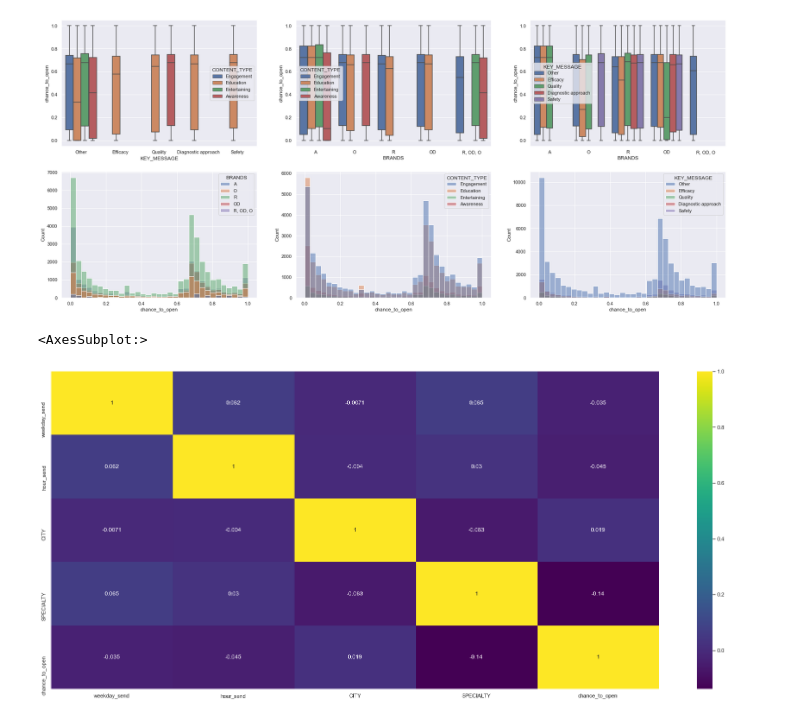
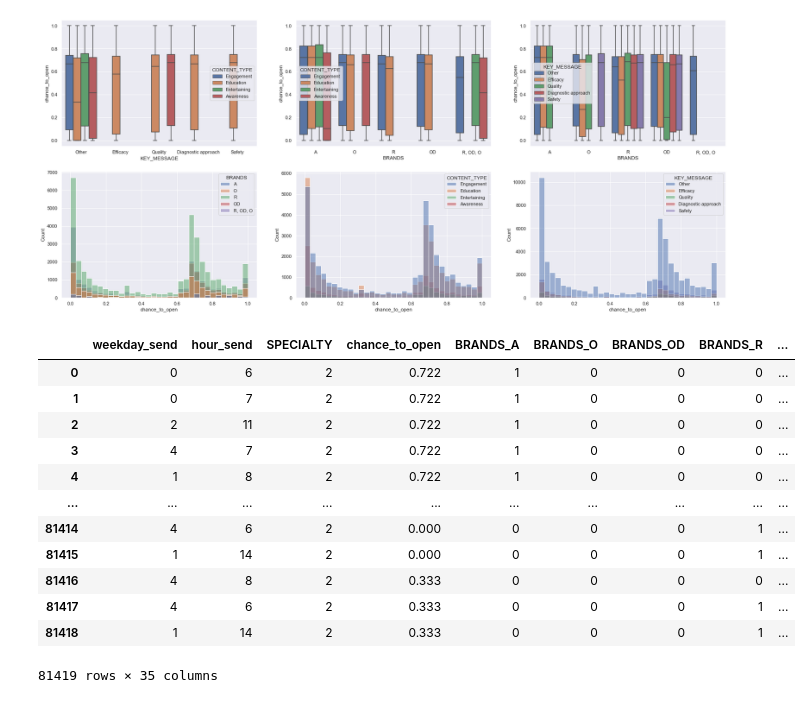
Before and after one commit to IvanovNA01/test_task_junior, a Jupyter notebook: test_to_jun1.ipynb, the cells around one changed output. Saved outputs shown, nothing was run; the diff lists cells and outputs as text; code cells hidden in the pictures.

```diff
--- a/test_to_jun1.ipynb
+++ b/test_to_jun1.ipynb
@@ -575,0 +568,5 @@ features_df
+# %%
+# выделяем категориальные переменные
+categorical_var = features_df[["BRANDS","KEY_MESSAGE","CONTENT_TYPE","SEGMENT"]].columns.to_list()
+encode_df = features_df.copy()
+features_df
@@ -650,8 +661,27 @@ sns.histplot(data=features_df, x="chance_to_open", hue='KEY_MESSAGE', ax=axs[1,2
 # %% [output]
 <AxesSubplot:xlabel='chance_to_open', ylabel='Count'>
 [figure]
-# %%
-sns.heatmap(features_df.corr(),  cmap = 'viridis',annot = True)
-# %% [output]
-<AxesSubplot:>
-[figure, removed]
+# %%
+# декодируем one hot encoding
+def encode_and_bind(original_dataframe, feature_to_encode):
+    dummies = pd.get_dummies(original_dataframe[feature_to_encode])
+    res = pd.concat([original_dataframe, dummies], axis=1)
+    return(res.drop(feature_to_encode, axis=1))
+
+encode_df = encode_and_bind(encode_df,categorical_var)
+# %%
+encode_df
+# %% [output]
+|  | weekday_send | hour_send | SPECIALTY | chance_to_open | BRANDS_A | BRANDS_O | BRANDS_OD | BRANDS_R | ... |
+| 0 | 0 | 6 | 2 | 0.722 | 1 | 0 | 0 | 0 | ... |
+| 1 | 0 | 7 | 2 | 0.722 | 1 | 0 | 0 | 0 | ... |
+| 2 | 2 | 11 | 2 | 0.722 | 1 | 0 | 0 | 0 | ... |
+| 3 | 4 | 7 | 2 | 0.722 | 1 | 0 | 0 | 0 | ... |
+| 4 | 1 | 8 | 2 | 0.722 | 1 | 0 | 0 | 0 | ... |
+| ... | ... | ... | ... | ... | ... | ... | ... | ... | ... |
+| 81414 | 4 | 6 | 2 | 0.000 | 0 | 0 | 0 | 1 | ... |
+| 81415 | 1 | 14 | 2 | 0.000 | 0 | 0 | 0 | 1 | ... |
+| 81416 | 4 | 8 | 2 | 0.333 | 0 | 0 | 0 | 0 | ... |
+| 81417 | 4 | 6 | 2 | 0.333 | 0 | 0 | 0 | 1 | ... |
+| 81418 | 1 | 14 | 2 | 0.333 | 0 | 0 | 0 | 1 | ... |
+81419 rows × 35 columns
```
Also changed, not shown: parts of 5 cells of this notebook.
